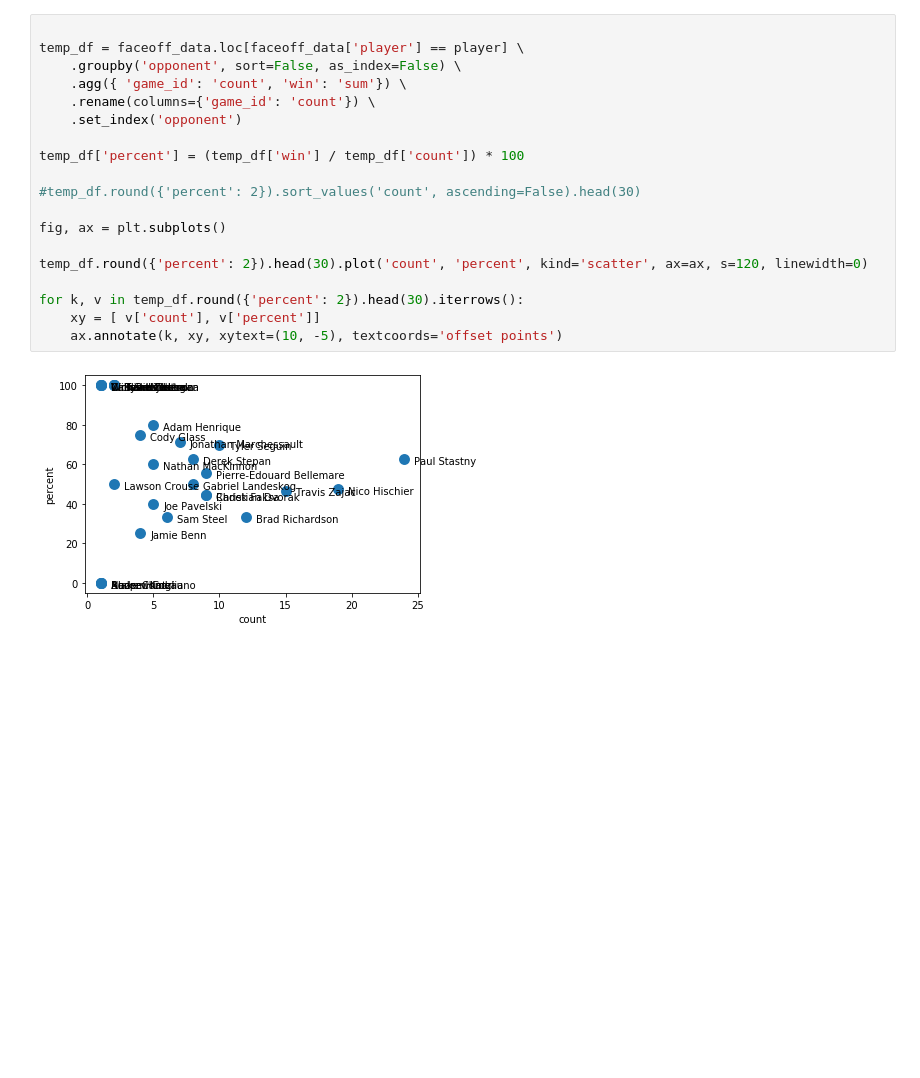
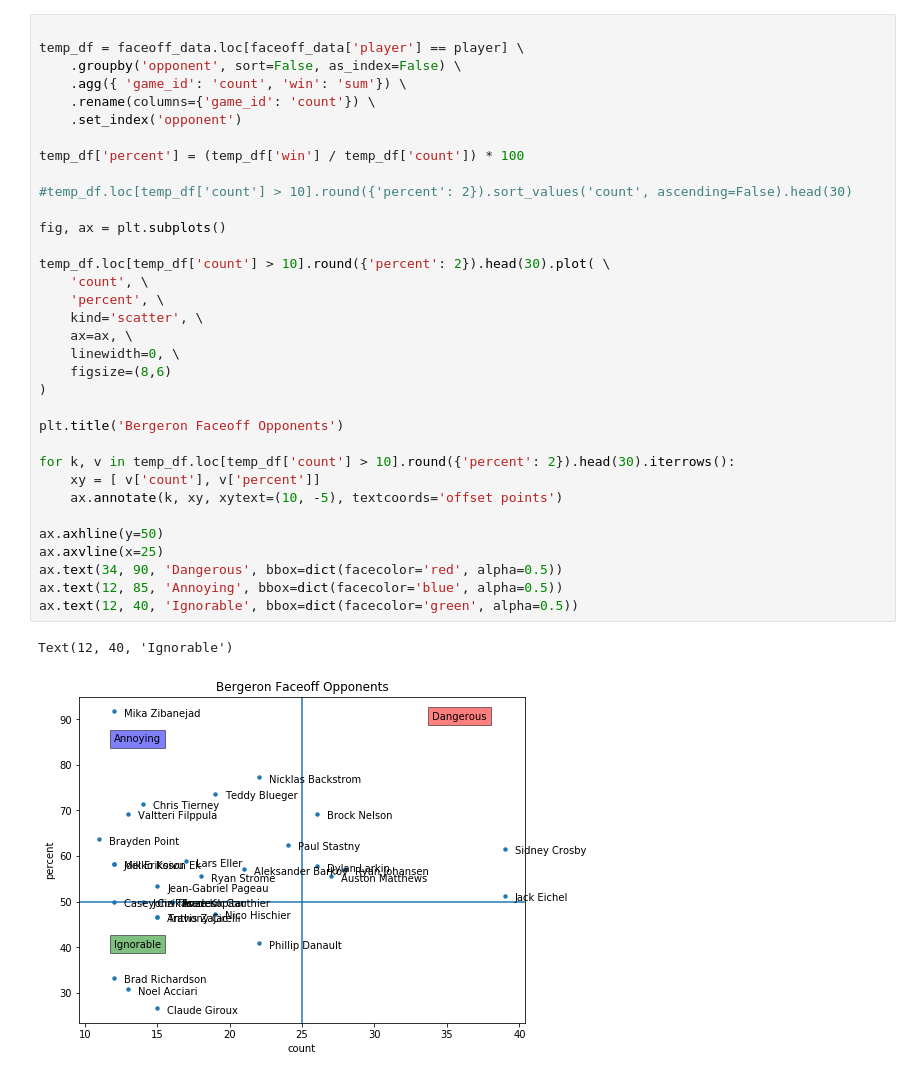
Before and after one commit to GaryRogers/nhl_sandbox, a Jupyter notebook: notebook_faceoff.ipynb, the cells around one changed output. Cells and saved outputs as stored; diff of their text form; blank space fills up the shorter version.

```diff
--- a/notebook_faceoff.ipynb
+++ b/notebook_faceoff.ipynb
@@ -30,21 +29,37 @@ faceoff_data.tail(20)
 # %%
 
 temp_df = faceoff_data.loc[faceoff_data['player'] == player] \
     .groupby('opponent', sort=False, as_index=False) \
     .agg({ 'game_id': 'count', 'win': 'sum'}) \
     .rename(columns={'game_id': 'count'}) \
     .set_index('opponent')
 
 temp_df['percent'] = (temp_df['win'] / temp_df['count']) * 100
 
-#temp_df.round({'percent': 2}).sort_values('count', ascending=False).head(30)
+#temp_df.loc[temp_df['count'] > 10].round({'percent': 2}).sort_values('count', ascending=False).head(30)
 
 fig, ax = plt.subplots()
 
-temp_df.round({'percent': 2}).head(30).plot('count', 'percent', kind='scatter', ax=ax, s=120, linewidth=0)
+temp_df.loc[temp_df['count'] > 10].round({'percent': 2}).head(30).plot( \
+    'count', \
+    'percent', \
+    kind='scatter', \
+    ax=ax, \
+    linewidth=0, \
+    figsize=(8,6)
+)
 
-for k, v in temp_df.round({'percent': 2}).head(30).iterrows():
+plt.title('Bergeron Faceoff Opponents')
+
+for k, v in temp_df.loc[temp_df['count'] > 10].round({'percent': 2}).head(30).iterrows():
     xy = [ v['count'], v['percent']]
     ax.annotate(k, xy, xytext=(10, -5), textcoords='offset points')
+
+ax.axhline(y=50)
+ax.axvline(x=25)
+ax.text(34, 90, 'Dangerous', bbox=dict(facecolor='red', alpha=0.5))
+ax.text(12, 85, 'Annoying', bbox=dict(facecolor='blue', alpha=0.5))
+ax.text(12, 40, 'Ignorable', bbox=dict(facecolor='green', alpha=0.5))
 # %% [output]
+Text(12, 40, 'Ignorable')
-[figure, old version]
+[figure, new version]
```
Also changed, not shown: parts of 1 cell of this notebook.
